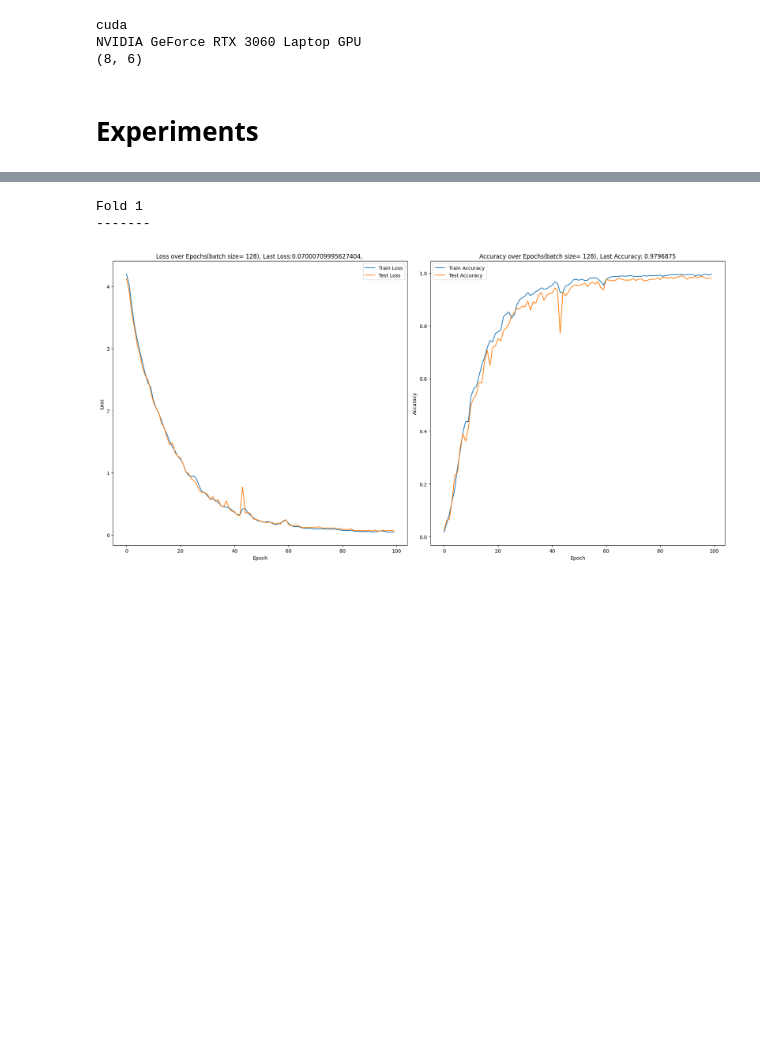
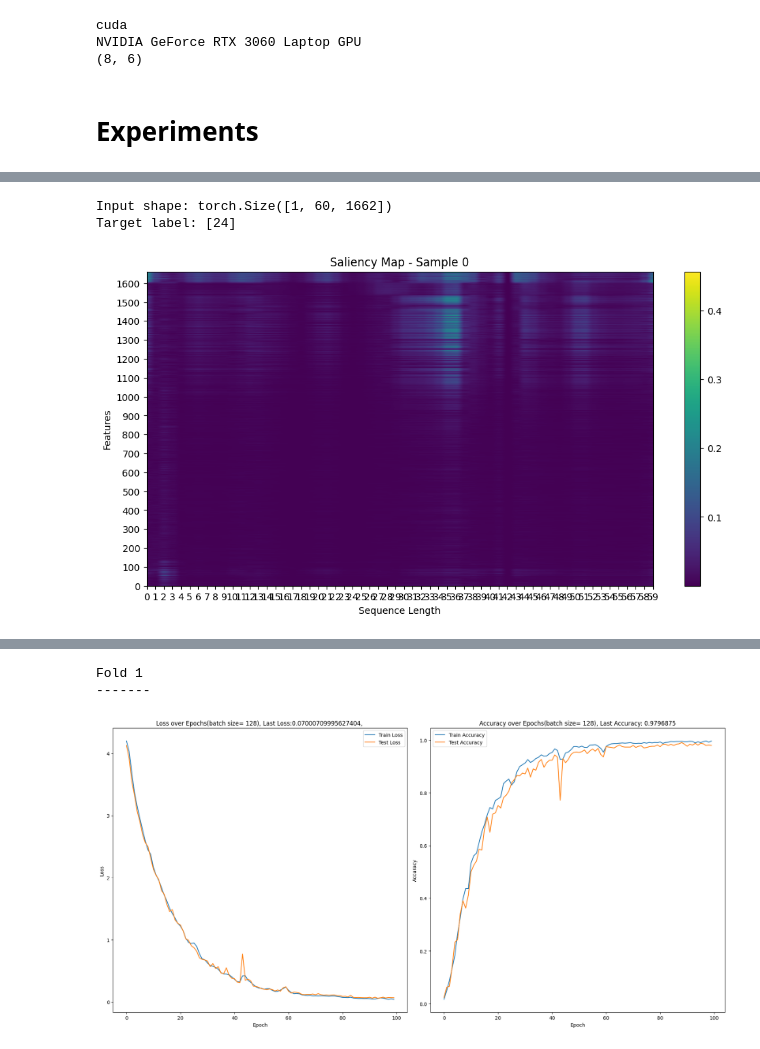
Before and after one commit to SadeghAllahverdi/SignLanguage-project, a Jupyter notebook: SignLanguageProject/notebooks/experiment_lsa64.ipynb, the cells around one changed output, grey strips where cells are left out. Drawn from its saved outputs; the diff is of its cells as text; code cells hidden in the pictures; blank space fills up the shorter version.

```diff
--- a/SignLanguageProject/notebooks/experiment_lsa64.ipynb
+++ b/SignLanguageProject/notebooks/experiment_lsa64.ipynb
@@ -141,0 +157,31 @@ NVIDIA GeForce RTX 3060 Laptop GPU
+# %%
+from captum.attr import Saliency
+
+model.eval()
+model.to(device)
+
+# Load and prepare the dataset
+X, y= preprocessing.convert(lsa64['60fps'], lsa64_labels['60fps'], prepare_datasets.lsa64class_names)
+dataset = preprocessing.CustomDataset(X, y)
+dataloader = DataLoader(dataset=dataset, batch_size=1, num_workers=0, shuffle=True)
+
+# Get a single batch from the dataloader
+input, target = next(iter(dataloader))
+input, target = input.to(device), target.to(device)
+
+print("Input shape:", input.shape)
+print("Target label:", target.tolist())
+
+# Initialize Saliency for the entire model
+saliency = Saliency(model)
+
+# Compute saliency map for the target class
+input.requires_grad_()  # Ensure that gradients can be computed for the input
+attributions = saliency.attribute(input, target=target.tolist())
+
+# Visualize the saliency map
+analyse_layer.plot_atts_heatmap(attributions, title="Saliency Map")
+# %% [output]
+Input shape: torch.Size([1, 60, 1662])
+Target label: [24]
+[figure, added]
```
Also changed, not shown: parts of 16 cells of this notebook.
